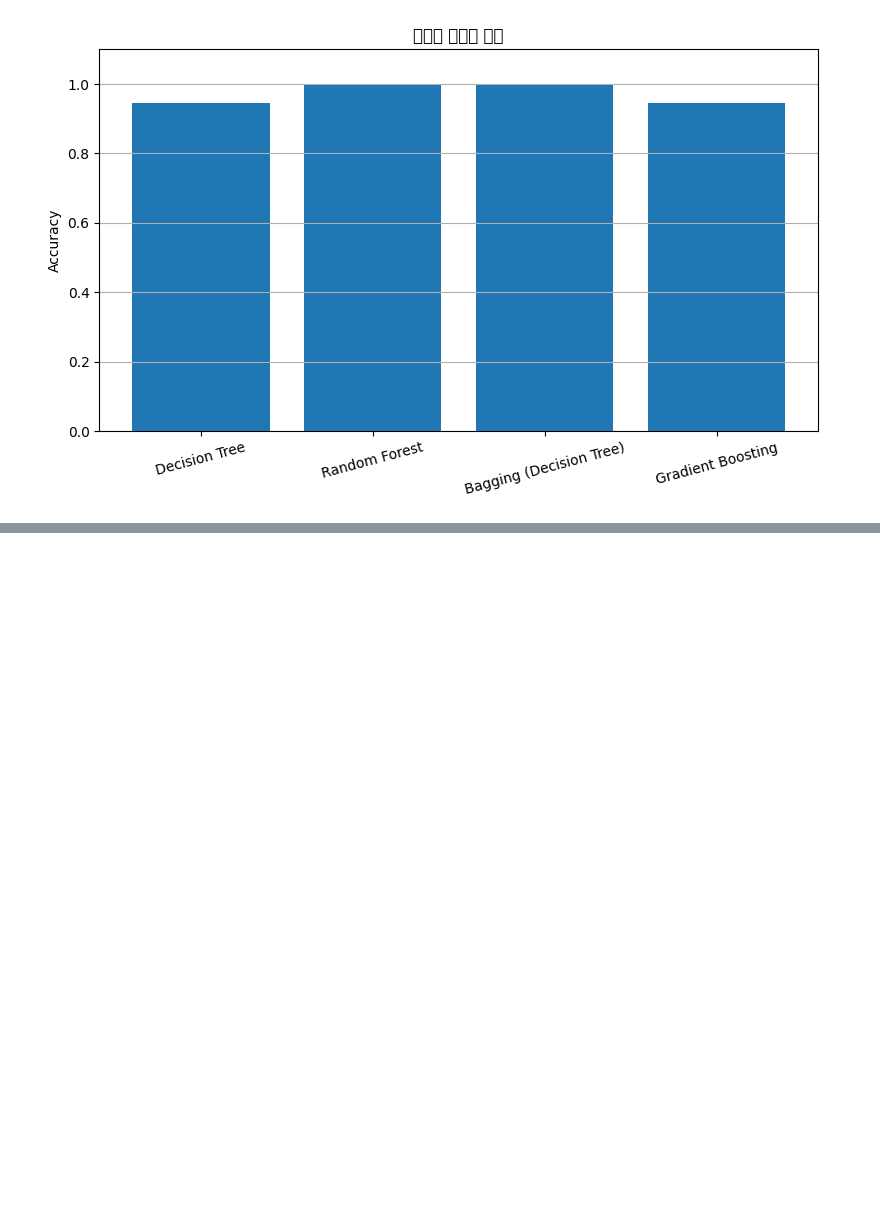
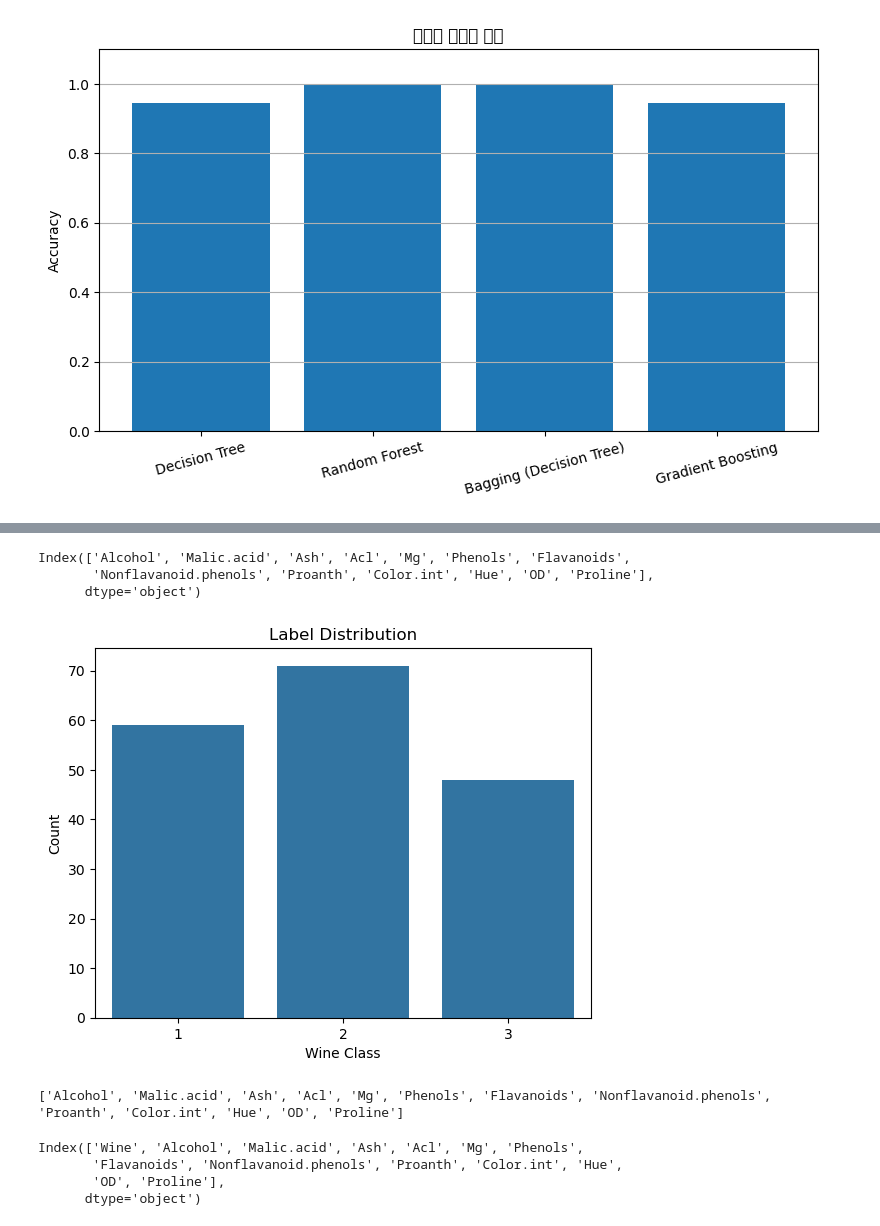
Before and after one commit to chaejinseong/AI-class, a Jupyter notebook: WEEK3/f.ipynb, the cells around one changed output, grey strips where cells are left out. Saved outputs shown, nothing was run; the diff lists cells and outputs as text; code cells hidden in the pictures; blank space fills up the shorter version.

```diff
--- a/WEEK3/f.ipynb
+++ b/WEEK3/f.ipynb
@@ -145,0 +303,10 @@ weighted avg     0.9466    0.9444    0.9443        36
+# %%
+import numpy as np
+import pandas as pd
+import seaborn as sns
+from sklearn.model_selection import train_test_split
+import tensorflow as tf
+from tensorflow import keras
+
+df = pd.read_csv("wine.csv", index_col=0)
+df
@@ -145,0 +328,27 @@ weighted avg     0.9466    0.9444    0.9443        36
+# %%
+df.columns
+# %% [output]
+Index(['Alcohol', 'Malic.acid', 'Ash', 'Acl', 'Mg', 'Phenols', 'Flavanoids',
+       'Nonflavanoid.phenols', 'Proanth', 'Color.int', 'Hue', 'OD', 'Proline'],
+      dtype='object')
+# %%
+# 레이블 갯수 확인 (그래프)
+sns.countplot(data=df, x="Wine")
+plt.xlabel("Wine Class")
+plt.ylabel("Count")
+plt.title("Label Distribution")
+plt.show()
+# %% [output]
+[figure, added]
+# %%
+print(df.columns.tolist())
+# %% [output]
+['Alcohol', 'Malic.acid', 'Ash', 'Acl', 'Mg', 'Phenols', 'Flavanoids', 'Nonflavanoid.phenols', 'Proanth', 'Color.int', 'Hue', 'OD', 'Proline']
+# %%
+df = pd.read_csv("wine.csv")  # ← index_col 제거!
+print(df.columns)
+# %% [output]
+Index(['Wine', 'Alcohol', 'Malic.acid', 'Ash', 'Acl', 'Mg', 'Phenols',
+       'Flavanoids', 'Nonflavanoid.phenols', 'Proanth', 'Color.int', 'Hue',
+       'OD', 'Proline'],
+      dtype='object')
```
Also changed, not shown: parts of 11 cells of this notebook, 1 other file.
